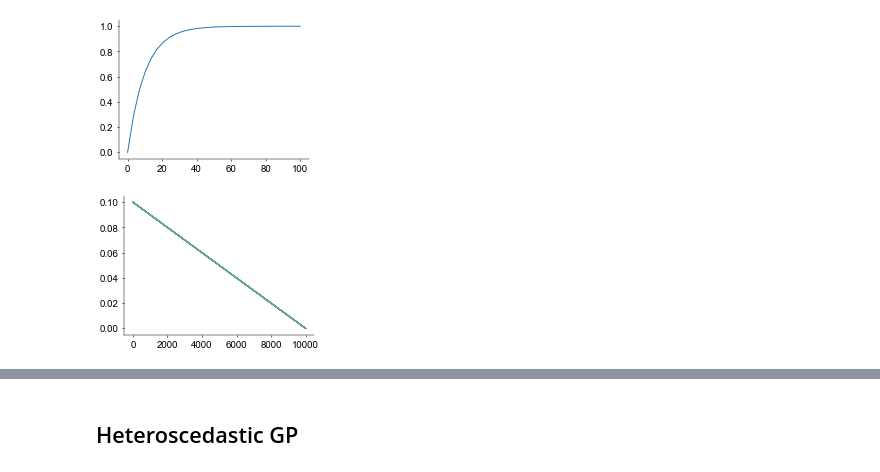
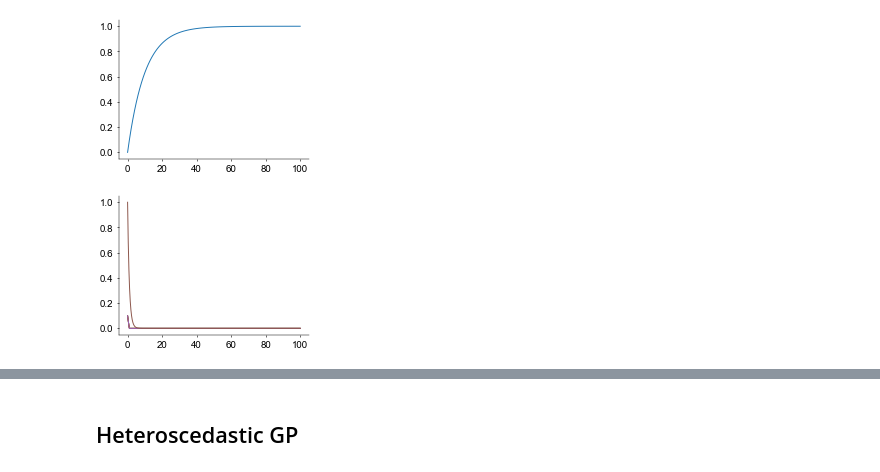
Before and after one commit to davindicode/nonparametric-nonrenewal-process, a Jupyter notebook: notebooks/GPR_1D.ipynb, the cells around one changed output, grey strips where cells are left out. Drawn from its saved outputs; the diff is of its cells as text; code cells hidden in the pictures.

```diff
--- a/notebooks/GPR_1D.ipynb
+++ b/notebooks/GPR_1D.ipynb
@@ -25,7 +25,7 @@ import optax
 
 jax.config.update('jax_platform_name', 'cpu')
 #jax.config.update('jax_disable_jit', True)
-jax.config.update("jax_enable_x64", True)
+#jax.config.update("jax_enable_x64", True)
 
 #import os
 #if not os.path.exists('./saves'):
@@ -249,9 +232,9 @@ def quad_integrate(a, b, sigma_pts, weights):
 # %%
 rensteps = 100000
-t_ren = jnp.linspace(0.0, 1000.0, rensteps)
+t_ren = jnp.linspace(0.0, 100.0, rensteps)
 tau_ren, log_dtau_dt_ren = lib.likelihoods.warping.time_transform(t_ren, t0=10.)
 m_ren = lib.likelihoods.warping.refractory_mean(tau_ren, 1e-1)
 
-a = 0.
+log_rhotau_eval = 0*prior_samples[..., 0] + 0. + 0*m_eval[None, :, None]
 
-locs, ws = vmap(quad_integrate, (None, 0, None, None), (0, 0))(a, tau_ren, sigma_pts, weights)
+log_rhot_eval = log_rhotau_eval + log_dt_dtau_eval[None, :, None]
@@ -269,5 +241,17 @@ renewal_density = rhot_ren * exp_negintrhot
+# %%
+time_transf = lambda t, inverse: lib.likelihoods.warping.time_transform(t, t0=10., inverse=inverse)
+
+renewal_density = lib.likelihoods.warping.conditional_intensity_to_renewal(
+    log_rhotau_eval, tau_eval, t_ren, time_transf, num_quad_pts = 100)
+# %%
+n = 0
+f_dim = 0
+
+a = jnp.exp(-t_ren)
 # %%
-plt.plot(rhot_eval[:, :, f_dim].T)
+plt.plot(t_ren, renewal_density[:5, :, f_dim].T)
+plt.plot(t_ren, a)
+plt.plot()
 plt.show()
 # %% [output]
-[figure, old version]
+[figure, new version]
```
Also changed, not shown: parts of 21 cells of this notebook, 11 other files.
